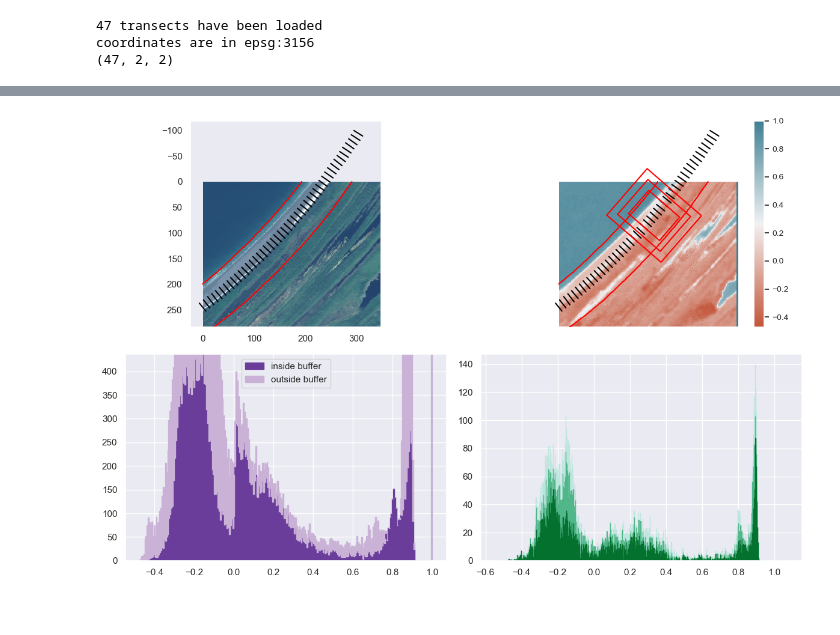
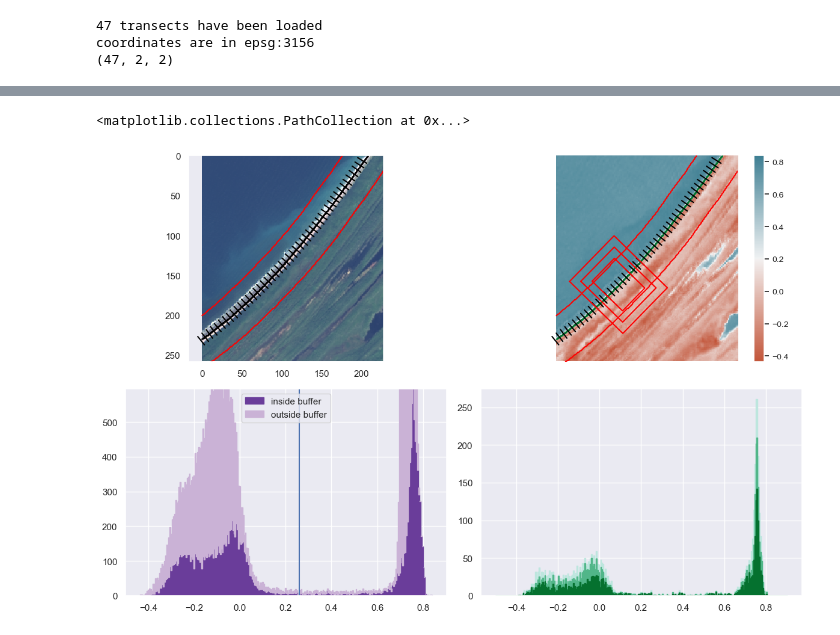
Before and after one commit to AriveIT/CoastSatCLI, a Jupyter notebook: experiments/local_sl_extraction.ipynb, the cells around one changed output, grey strips where cells are left out. Saved outputs shown, nothing was run; the diff lists cells and outputs as text; code cells hidden in the pictures.

Commit message:
wv3: local sl extraction

```diff
--- a/experiments/local_sl_extraction.ipynb
+++ b/experiments/local_sl_extraction.ipynb
@@ -138,3 +140,19 @@ def get_collider_mask(collider_pix, im_shape):
     mask = path.contains_points(points)
     mask = mask.reshape((ny,nx))
     return mask
+# %%
+im_idx = 6
+im = ims[im_idx]
+im_RGB = SDS_preprocess.rescale_image_intensity(im[:,:,[2,1,0]], cloud_masks[im_idx], 99.9)
+plt.imshow(im_RGB)
+plt.grid(False)
+plt.axis(False)
+
+im_ind = indices.mndwi(im.reshape((-1, im.shape[-1]))).reshape(im.shape[:-1])
+buffer_threshold = thresholding.local_min_otsu(im_ind, cloud_masks[im_idx], im_buffers[im_idx])
+contours = modified_coastsat.find_wl_contours1(im_ind, cloud_masks[im_idx], im_buffers[im_idx], buffer_threshold)
+contours = SDS_shoreline.process_shoreline(contours, cloud_masks[im_idx], im_nodatas[im_idx],
+                                georefs[im_idx], im_epsgs[im_idx], buffer_settings)
+contours_pxl = SDS_tools.convert_world2pix(contours, georefs[im_idx])
+plt.scatter(contours_pxl[:,0], contours_pxl[:,1], s=1, c="black")
+print(buffer_threshold)
@@ -141,21 +162,20 @@ def get_collider_mask(collider_pix, im_shape):
 # %%
-im_idx = 9
-t_idxs = [20]
+im_idx = 6
+t_idx = 30
 fig, axs = plt.subplots(2, 2, tight_layout=True, figsize=(12, 8))
 axs = axs.ravel()
 buffer = 150
+ind_func = indices.mndwi
+thresh_func = thresholding.local_min_otsu
 
-im_idx = im_idx
 im = ims[im_idx]
-im_ind = indices.mndwi(im.reshape((-1, im.shape[-1]))).reshape(im.shape[:-1])
+im_ind = ind_func(im.reshape((-1, im.shape[-1]))).reshape(im.shape[:-1])
 im_RGB = SDS_preprocess.rescale_image_intensity(im[:,:,[2,1,0]], cloud_masks[im_idx], 99.9)
 
 
 axs[0].imshow(im_RGB, interpolation='none')
 axs[0].grid(False)
 plot_transects(axs[0], transects, output_epsg, im_epsgs[im_idx], georefs[im_idx])
-
-
 plot_ind_im(axs[1], im_ind)
 plot_transects(axs[1], transects, output_epsg, im_epsgs[im_idx], georefs[im_idx])
 
@@ -167,10 +187,10 @@ for contour in buffer_contours:
 
 # plot colliders
 all_colliders_pxl = []
-for j in range(4, 1, -1):
-    colliders_pxl = [get_transect_collider(transects[t_idx], j * buffer, output_epsg, im_epsgs[im_idx], georefs[im_idx]) for t_idx in t_idxs]
-    all_colliders_pxl.append(colliders_pxl)
-    plot_colliders(axs[1], colliders_pxl)
+for j in range(2, 5):
+    collider_pxl = get_transect_collider(transects[t_idx], j * buffer, output_epsg, im_epsgs[im_idx], georefs[im_idx])
+    all_colliders_pxl.append(collider_pxl)
+    axs[1].plot(collider_pxl[:,0], collider_pxl[:,1], c="red")
 
 # plot buffer relative histograms
 hist_labels = ["inside buffer", "outside buffer"]
@@ -181,21 +201,39 @@ axs[2].set_ylim(ymax=np.max(n[0])) # focus on values inside buffer
 axs[2].legend()
 hist_range = axs[2].get_xlim()
 
+# plot buffer threshold
+buffer_threshold = thresh_func(im_ind, cloud_masks[im_idx], im_buffers[im_idx])
+axs[2].axvline(buffer_threshold)
+print(f"buffer threshold: {buffer_threshold}")
+
 # plot collider relative histograms
-masks = [get_collider_mask(colliders_pxl[0], im_ind.shape) & im_buffers[im_idx] for colliders_pxl in all_colliders_pxl]
+masks = [get_collider_mask(colliders_pxl, im_ind.shape) & im_buffers[im_idx] for colliders_pxl in all_colliders_pxl]
 data = [im_ind[mask].flatten() for mask in masks]
-hist_pal = sns.color_palette(palette="BuGn")[1::2]
-# n, _, _ = axs[3].hist(data, bins=256, color=hist_pal, edgecolor=hist_pal, range=hist_range)
-n, _, _ = axs[3].hist(data, bins=512, edgecolor=hist_pal, range=hist_range)
+hist_pal = sns.color_palette(palette="BuGn")[::-2]
+for d, c in zip(data[::-1], hist_pal[::-1]):
+    n, _, _ = axs[3].hist(d, bins=256, color=c, edgecolor=c, range=hist_range)
 
-# mini_cloud_masks = [cloud_masks[im_idx][mask] for mask in masks]
-# mini_im_buffers = [im_buffers[im_idx][mask] for mask in masks]
+# plot collider thresholds
+mini_cloud_masks = [cloud_masks[im_idx][mask] for mask in masks]
+mini_im_buffers = [im_buffers[im_idx][mask] for mask in masks]
+thresholds = [thresh_func(d, cm, ib) for d, cm, ib in zip(data, mini_cloud_masks, mini_im_buffers)]
+print(f"collider thresholds: {[f'{t:.3f}' for t in thresholds]}")
+ymin, ymax = axs[3].get_ylim()
+# axs[3].vlines(thresholds, ymin, ymax, color=hist_pal)
 
-# print([cm.shape for cm in mini_cloud_masks])
-# print([d.shape for d in data])
-# print([ib.shape for ib in mini_im_buffers])
+# plot collider threshold shorelines
+for thresh, c in zip(thresholds[::-1], hist_pal[::-1]):
+    contours = modified_coastsat.find_wl_contours1(im_ind, cloud_masks[im_idx], im_buffers[im_idx], thresh)
+    contours = SDS_shoreline.process_shoreline(contours, cloud_masks[im_idx], im_nodatas[im_idx],
+                                    georefs[im_idx], im_epsgs[im_idx], buffer_settings)
+    contours_pxl = SDS_tools.convert_world2pix(contours, georefs[im_idx])
+    axs[1].scatter(contours_pxl[:,0], contours_pxl[:,1], s=1, c=c)
 
-# thresholds = [thresholding.local_min_otsu(d, cm, ib) for d, cm, ib in zip(data, mini_cloud_masks, mini_im_buffers)]
-# ymin, ymax = axs[3].get_ylim()
-# axs[3].vlines(thresholds, ymin, ymax, color=hist_pal)
+# plot buffer threshold shoreline
+# contours = modified_coastsat.find_wl_contours1(im_ind, cloud_masks[im_idx], im_buffers[im_idx], buffer_threshold)
+contours = modified_coastsat.find_wl_contours1(im_ind, cloud_masks[im_idx], im_buffers[im_idx], 0.111)
+contours = SDS_shoreline.process_shoreline(contours, cloud_masks[im_idx], im_nodatas[im_idx],
+                                georefs[im_idx], im_epsgs[im_idx], buffer_settings)
+contours_pxl = SDS_tools.convert_world2pix(contours, georefs[im_idx])
+axs[0].scatter(contours_pxl[:,0], contours_pxl[:,1], s=1, c="black")
 # %% [output]
@@ -202 +242,2 @@ n, _, _ = axs[3].hist(data, bins=512, edgecolor=hist_pal, range=hist_range)
+<matplotlib.collections.PathCollection at 0x...>
-[figure, old version]
+[figure, new version]
```
Also changed, not shown: parts of 7 cells of this notebook, 6 other files.
